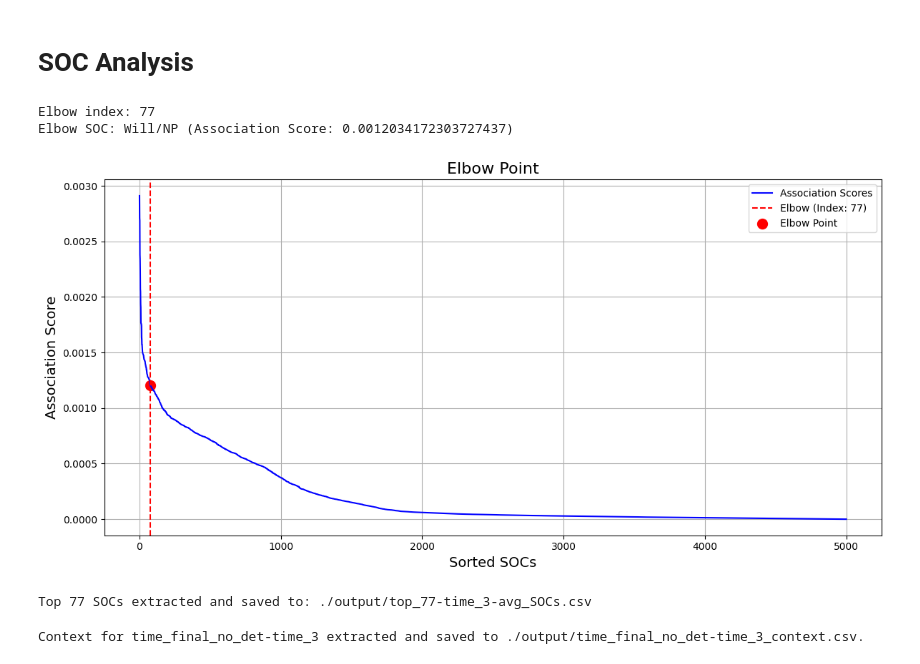
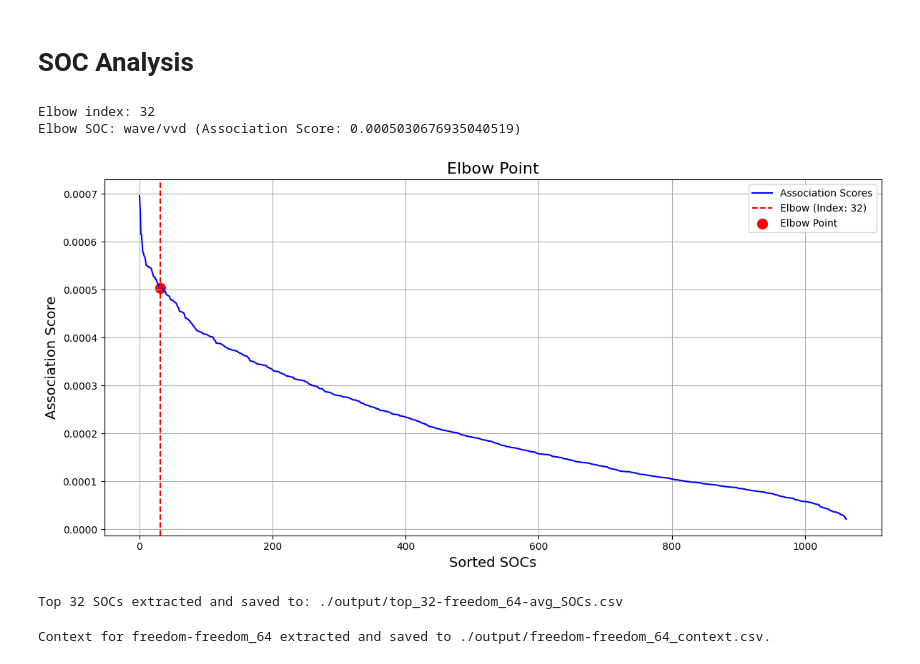
Before and after one commit to phantatbach/SOCFlow, a Jupyter notebook: SOC_Flow.ipynb, the cells around one changed output. Cells and saved outputs as stored; diff of their text form; code cells hidden in the pictures.

Commit message:
Update SOC analysis
Not just senses, but more

```diff
--- a/SOC_Flow.ipynb
+++ b/SOC_Flow.ipynb
@@ -88,24 +89,24 @@ Warning: POS_list is empty. No filtering applied.
 # SOC Analysis
 # %%
 # Choose the submatrix
-sub_SenSOC = 'time_3'
-sub_senSOC_file = 'input/time_3_SOCs.csv'
+sub_RegSOC = 'freedom_64' # Name of the region
+sub_regSOC_file = 'input/freedom_64_SOCs.csv'
 mode = 'avg'
 
 # Find the elbow
-analyser.elbow_finder(sense, sub_senSOC_file, mode)
+analyser.elbow_finder(region, sub_regSOC_file, mode)
 # %% [output]
-Elbow index: 77
-Elbow SOC: Will/NP (Association Score: 0.0012034172303727437)
+Elbow index: 32
+Elbow SOC: wave/vvd (Association Score: 0.0005030676935040519)
-[figure, old version]
+[figure, new version]
 # %%
 # Top n SOCs
-n = 77
-analyser.SOC_dist_vis(n, sub_SenSOC, output_folder, mode)
+n = 32
+analyser.SOC_dist_vis(n, sub_RegSOC, output_folder, mode)
 # %% [output]
-Top 77 SOCs extracted and saved to: ./output/top_77-time_3-avg_SOCs.csv
+Top 32 SOCs extracted and saved to: ./output/top_32-freedom_64-avg_SOCs.csv
 # %%
 # Get the raw context for the tokens
-analyser.get_context(token, sense, token_list, input_folder, output_folder)
+analyser.get_context(token, region, token_list, input_folder, output_folder)
 # %% [output]
-Context for time_final_no_det-time_3 extracted and saved to ./output/time_final_no_det-time_3_context.csv.
+Context for freedom-freedom_64 extracted and saved to ./output/freedom-freedom_64_context.csv.
```
Also changed, not shown: parts of 7 cells of this notebook, 4 other files.
